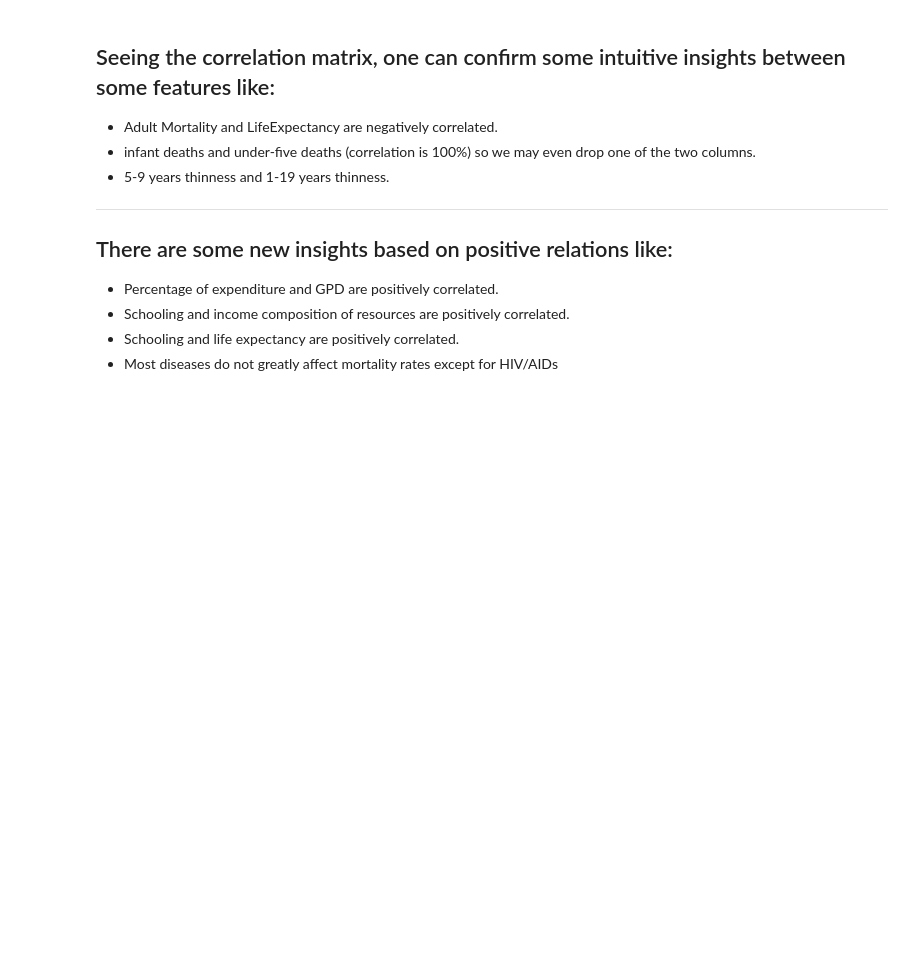
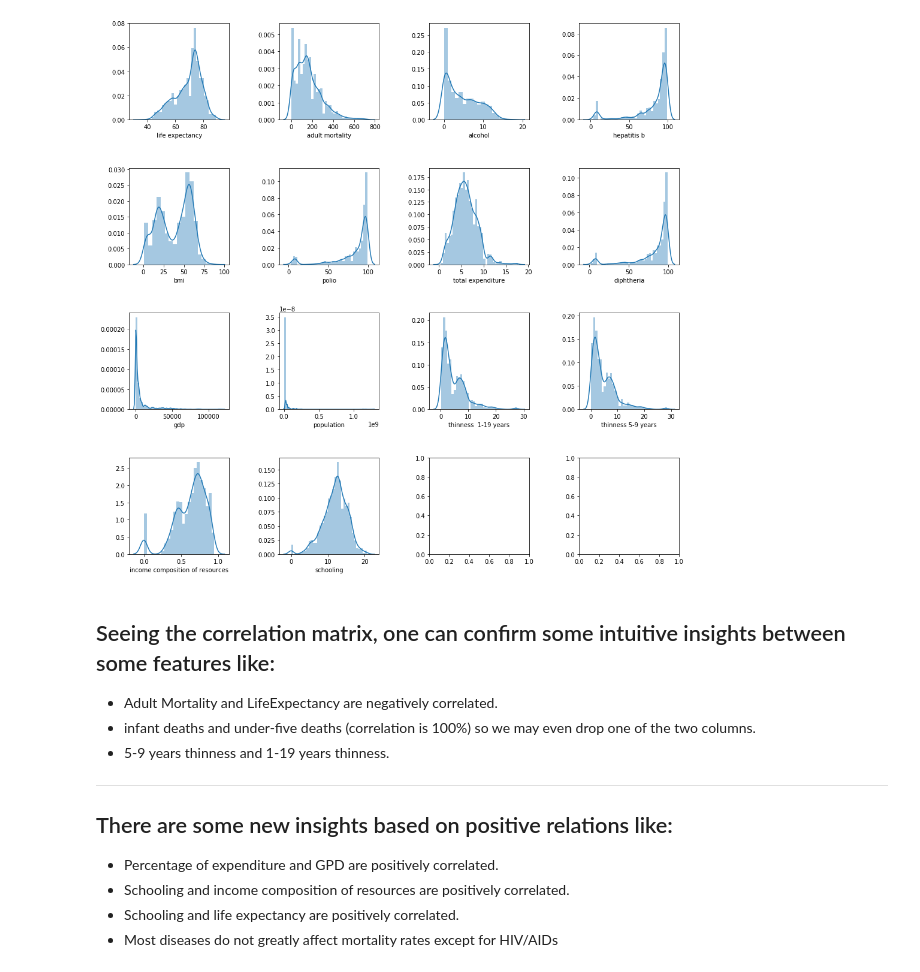
Before and after one commit to Ahmed-Mamdouh99/Data-Engineering-Project, a Jupyter notebook: life_expectancy.ipynb, the cells around one changed output. Saved outputs shown, nothing was run; the diff lists cells and outputs as text; code cells hidden in the pictures; blank space fills up the shorter version.

```diff
--- a/life_expectancy.ipynb
+++ b/life_expectancy.ipynb
@@ -31,0 +75,9 @@ df_life_exp_imputed.iloc[:,missing_column_mask] = mean_imputer.fit_transform(df_
+# %%
+# Calculate percentage of missing data
+percent_missing = df_life_exp_renamed.isna().sum() * 100 / len(df_life_exp_renamed)
+data = zip(df_life_exp_renamed.columns, percent_missing, df_life_exp_renamed.dtypes)
+# Create data frame with missing data numbers
+df_missing = pd.DataFrame(data=data, columns=['column name', '% missing', 'dtype'])
+# Check columns with missing data
+df_missing = df_missing[df_missing['% missing'] > 0]
+df_missing
@@ -31,0 +132,4 @@ df_life_exp_imputed.iloc[:,missing_column_mask] = mean_imputer.fit_transform(df_
+# %%
+plot(df_life_exp_renamed[df_missing['column name']], sns.distplot, 4)
+# %% [output]
+[figure, added]
```
Also changed, not shown: parts of 13 cells of this notebook.
